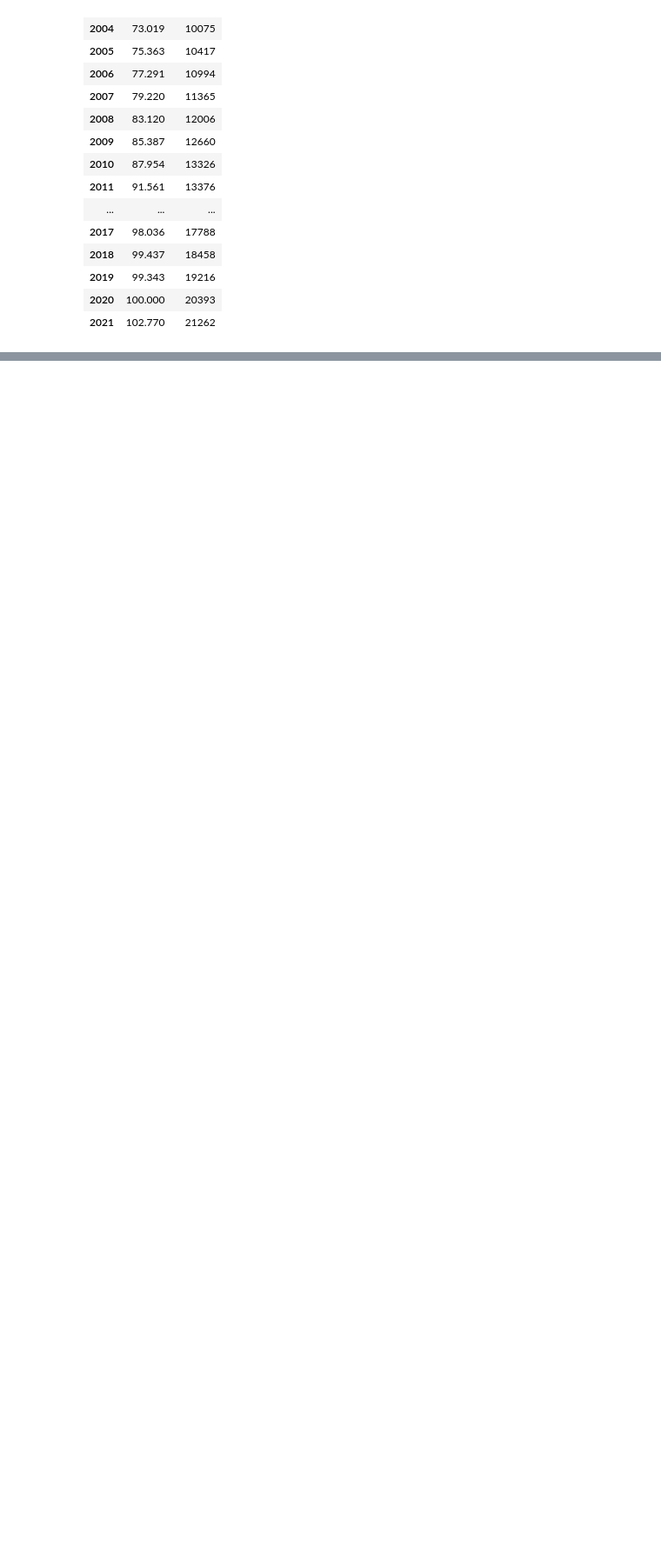
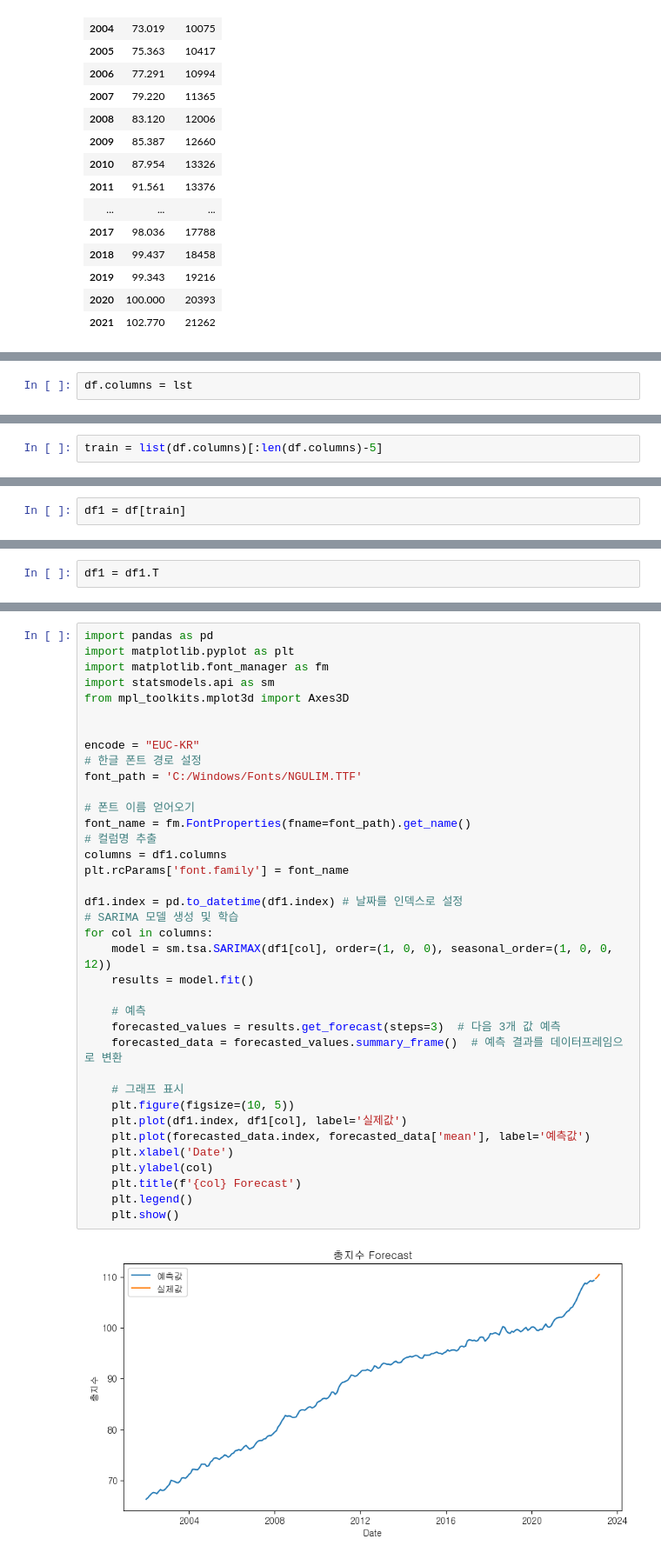
Before and after one commit to Kookyunghyun/3_team_k_digital, a Jupyter notebook: 분석자료/code/시계열.ipynb, the cells around one changed output, grey strips where cells are left out. Shown at 87% size. Cells and saved outputs as stored; diff of their text form; blank space fills up the shorter version.

```diff
--- a/분석자료/code/시계열.ipynb
+++ b/분석자료/code/시계열.ipynb
@@ -421,0 +865,2 @@ pandas.core.series.Series
+# %%
+df.columns = lst
@@ -421,0 +883,2 @@ pandas.core.series.Series
+# %%
+train = list(df.columns)[:len(df.columns)-5]
@@ -421,0 +891,2 @@ pandas.core.series.Series
+# %%
+df1 = df[train]
@@ -421,0 +895,2 @@ pandas.core.series.Series
+# %%
+df1 = df1.T
@@ -421,0 +899,39 @@ pandas.core.series.Series
+# %%
+import pandas as pd
+import matplotlib.pyplot as plt
+import matplotlib.font_manager as fm
+import statsmodels.api as sm
+from mpl_toolkits.mplot3d import Axes3D
+
+
+encode = "EUC-KR"
+# 한글 폰트 경로 설정
+font_path = 'C:/Windows/Fonts/NGULIM.TTF'
+
+# 폰트 이름 얻어오기
+font_name = fm.FontProperties(fname=font_path).get_name()
+# 컬럼명 추출
+columns = df1.columns
+plt.rcParams['font.family'] = font_name
+
+df1.index = pd.to_datetime(df1.index) # 날짜를 인덱스로 설정
+# SARIMA 모델 생성 및 학습
+for col in columns:
+    model = sm.tsa.SARIMAX(df1[col], order=(1, 0, 0), seasonal_order=(1, 0, 0, 12))
+    results = model.fit()
+
+    # 예측
+    forecasted_values = results.get_forecast(steps=3)  # 다음 3개 값 예측
+    forecasted_data = forecasted_values.summary_frame()  # 예측 결과를 데이터프레임으로 변환
+
+    # 그래프 표시
+    plt.figure(figsize=(10, 5))
+    plt.plot(df1.index, df1[col], label='실제값')
+    plt.plot(forecasted_data.index, forecasted_data['mean'], label='예측값')
+    plt.xlabel('Date')
+    plt.ylabel(col)
+    plt.title(f'{col} Forecast')
+    plt.legend()
+    plt.show()
+# %% [output]
+[figure, added]
```
Also changed, not shown: parts of 63 cells of this notebook.
